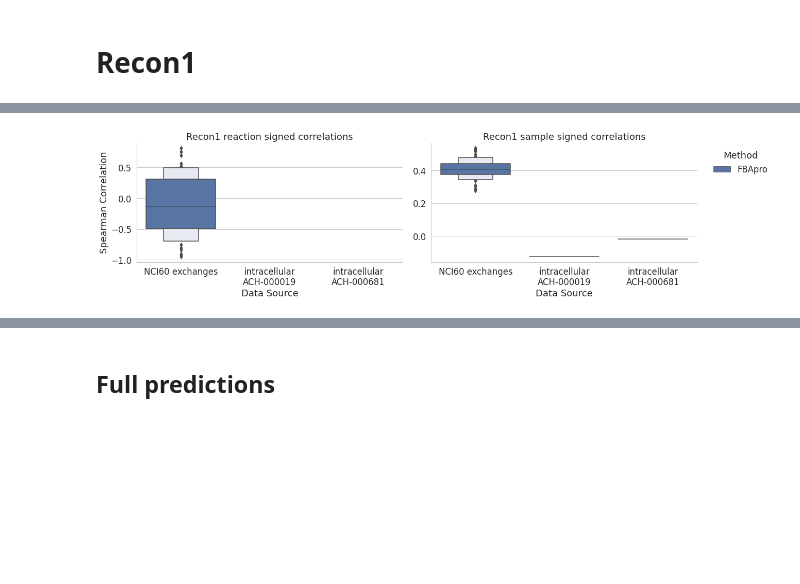
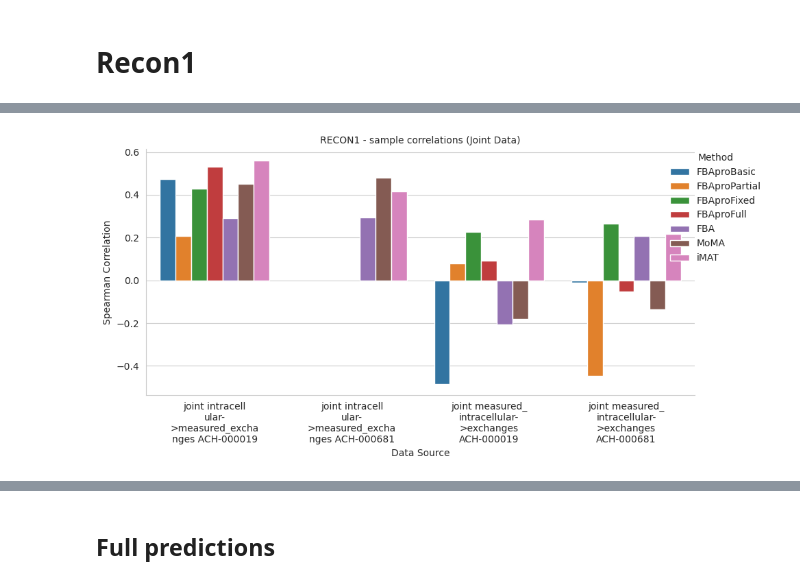
Before and after one commit to Singh-Lab/FBApro, a Jupyter notebook: real_data_plot.ipynb, the cells around one changed output, grey strips where cells are left out. Saved outputs shown, nothing was run; the diff lists cells and outputs as text; code cells hidden in the pictures; blank space fills up the shorter version.

```diff
--- a/real_data_plot.ipynb
+++ b/real_data_plot.ipynb
@@ -351,2 +311,0 @@ Warning: No full predictions found for key intracellular_ACH-000019 in model rec
-# %%
-sns.set(font_scale=1.5)
@@ -352,0 +317,6 @@ sns.set(font_scale=1.5)
+# %%
+loo_individuals_dir = "real_data_experiment_files/outputs/recon1/split_loo_predictions/predictions/midbounds/leave_one_out/NCI60_exchanges"
+loo_individual_csvs = [pd.read_csv(os.path.join(loo_individuals_dir, f)) for f in os.listdir(loo_individuals_dir)]
+loo_individual_methods = [f[:4] for f in os.listdir(loo_individuals_dir)]
+loo_individual_indices = [int(f[5:f.index(".")]) for f in os.listdir(loo_individuals_dir)]
+len(loo_individual_indices)/2
@@ -368,32 +437,24 @@ data source intracellular_ACH-000019, method FBApro, samples mean p-value 5.77e-
 # %%
-# Create a multi-plot with two subplots, One for sample-based correlations and one for reaction-based correlations. Each one
-# will have a boxenplot with x as data y as correlation and hue as method.
+# Joint LOO data
 sns.set_style('whitegrid')
-g = sns.catplot(
-    data=loo_correlation_df.sort_values(by=['data', 'method']),
-    x="data",
-    y="correlation",
-    hue="method",
-    col="axis",
-    kind="boxen",
-    height=5,
-    aspect=1.5,
-    sharey=False
-)
-g.set_axis_labels("Data Source", "Spearman Correlation")
-g.set_titles(col_template="Recon1 {col_name} signed correlations")
-# textwrap x tick labels, no rotation (remember it's a multiplot, do once per subplot)
-for ax in g.axes.flat:
-    labels = [textwrap.fill(label.get_text(), 15) for label in ax.get_xticklabels()]
-    ax.set_xticklabels(labels)
-g._legend.set_title("Method")
-g._legend.set_bbox_to_anchor((1.1, 0.75))
-plt.tight_layout()
-
-filename =  "recon1_loo_signed.png"
-g.savefig(os.path.join(export_path, filename))
-
-plt.show()
+loo_data_joint = loo_correlation_df[loo_correlation_df['data'].str.contains('joint')].copy()
+if len(loo_data_joint) > 0:
+    loo_data_joint = set_method_order(loo_data_joint)
+    present = [m for m in METHOD_ORDER + ["Reference Values"] if m in loo_data_joint['method'].unique()]
+    g = sns.catplot(
+        data=loo_data_joint.sort_values(by=['data', 'method']),
+        x="data", y="correlation", hue="method", col="axis",
+        kind="bar", height=5, aspect=1.5, sharey=False, hue_order=present)
+    g.set_axis_labels("Data Source", "Spearman Correlation")
+    g.set_titles(col_template="RECON1 - {col_name} correlations (Joint Data)")
+    for ax in g.axes.flat:
+        labels = [textwrap.fill(label.get_text(), 15) for label in ax.get_xticklabels()]
+        ax.set_xticklabels(labels)
+    g._legend.set_title("Method")
+    g._legend.set_bbox_to_anchor((1.1, 0.75))
+    plt.tight_layout()
+    g.savefig(os.path.join(export_path, "recon1_loo_joint_all.png"))
+    plt.show()
 # %% [output]
-[figure, old version]
+[figure, new version]
 # %%
```
Also changed, not shown: parts of 41 cells of this notebook, 12 other files.
